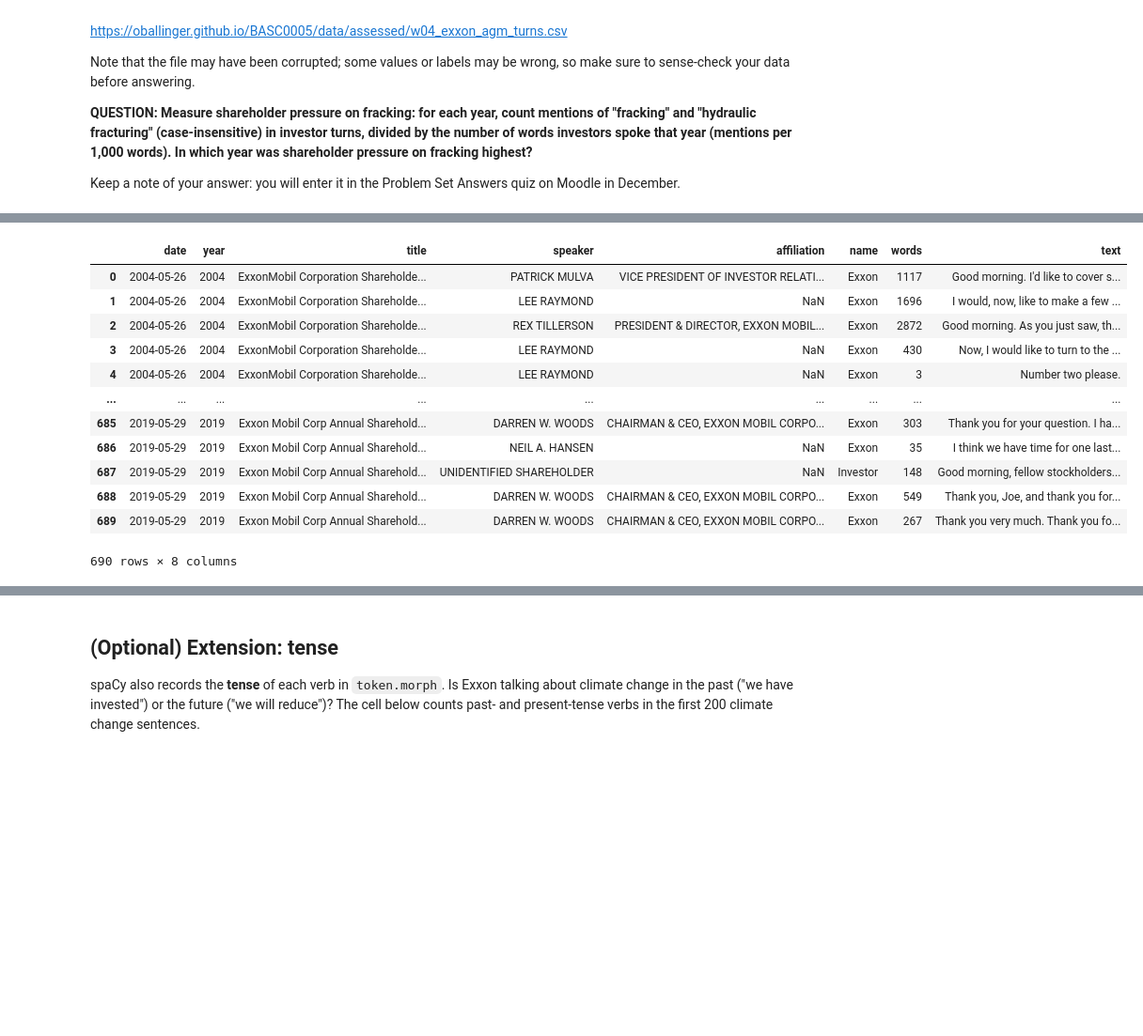
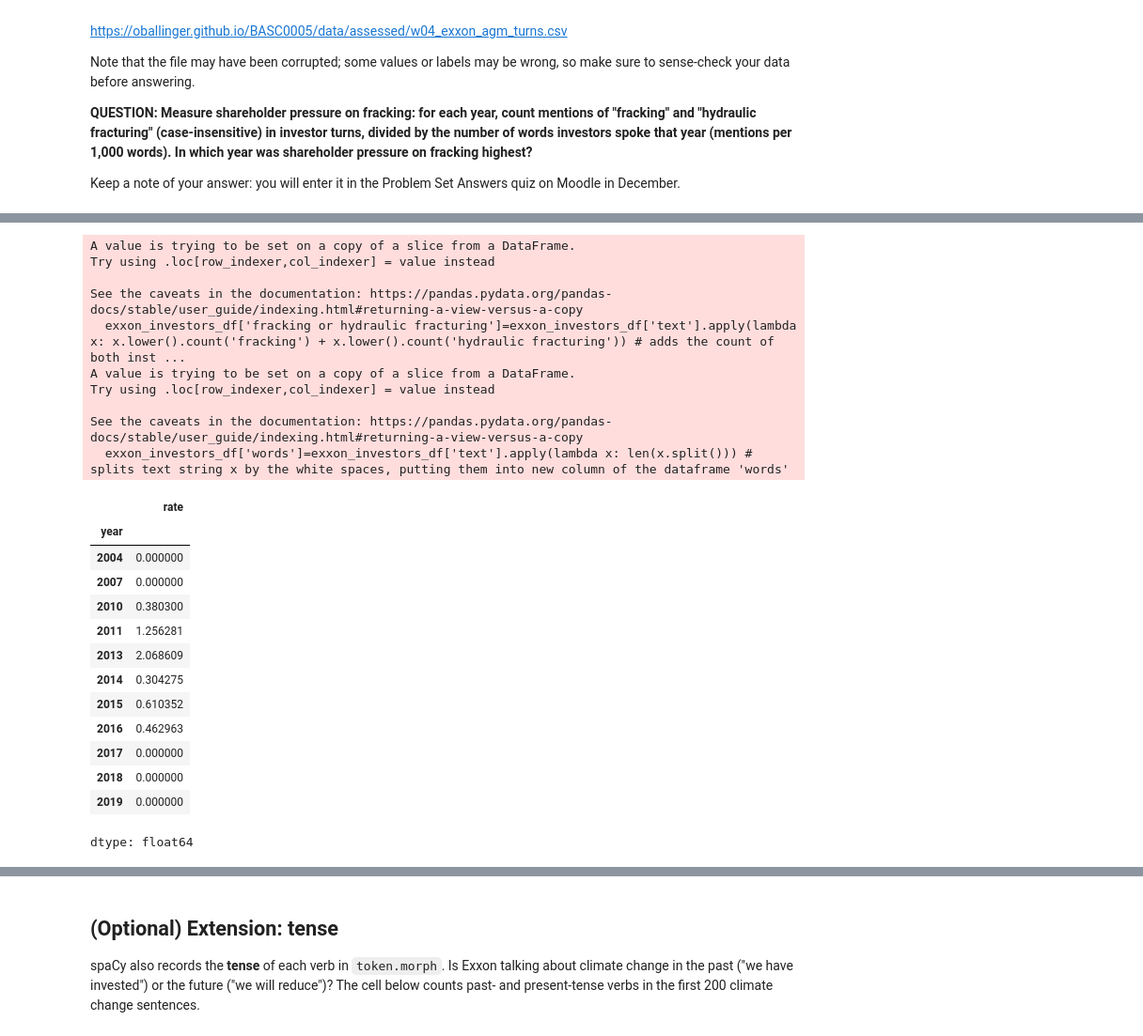
Before and after one commit to ellecarpenter/QM2, a Jupyter notebook: w04_nlp_uclqgc3.ipynb, the cells around one changed output, grey strips where cells are left out. Shown at 94% size. Cells and saved outputs as stored; diff of their text form; code cells hidden in the pictures; blank space fills up the shorter version.

```diff
--- a/w04_nlp_uclqgc3.ipynb
+++ b/w04_nlp_uclqgc3.ipynb
@@ -884,34 +904,69 @@ Keep a note of your answer: you will enter it in the Problem Set Answers quiz on
 # %%
 # your code here
+
+#import key libraries
 import io
 import re
 import requests
 import spacy
 import numpy as np
 import pandas as pd
 import matplotlib.pyplot as plt
 from pypdf import PdfReader
 from spacytextblob.spacytextblob import SpacyTextBlob
 
 plt.rcParams['figure.figsize'] = (10., 8.)
 nlp = spacy.load("en_core_web_sm")
 nlp.add_pipe('spacytextblob')
 
 # import csv
 exxon_df = pd.read_csv('https://oballinger.github.io/BASC0005/data/assessed/w04_exxon_agm_turns.csv')
 exxon_df = exxon_df.rename(columns={'speaker': 'name', 'name': 'speaker'}) # labels for name and speaker were not in the correct column
-display(exxon_df)
+
+# simplify to only text by Investors
+exxon_investors_df=exxon_df[exxon_df['name']=='Investor']
+
+# counts the number of times 'fracking' is mentioned, putting it in a column in the dataframe as 'fracking'
+exxon_investors_df['fracking or hydraulic fracturing']=exxon_investors_df['text'].apply(lambda x: x.lower().count('fracking') + x.lower().count('hydraulic fracturing')) # adds the count of both instances of the word together
+
+# find rate of words fracking or hydraulic fracturing every 1000 words
+exxon_investors_df['words']=exxon_investors_df['text'].apply(lambda x: len(x.split())) # splits text string x by the white spaces, putting them into new column of the dataframe 'words'
+yearly=exxon_investors_df.groupby('year')[['words','fracking or hydraulic fracturing']].sum() # add mentions and words for each year
+
+yearly['rate']=(yearly['fracking or hydraulic fracturing']/yearly['words'])*1000 # new column with rate of fracking mentions per year
+
+# visualize with graph
+rate_graph = yearly['rate'].plot()
+rate_graph.set_title('Rate of Fracking Mentions Per 1000 Words in Exxon Calls Per Year by Investors')
+rate_graph.set_ylabel("Rate of Fracking Mentions Per Thousand Words")
+rate_graph.set_xlabel("Year")
+
+# display table with rate of mentions per year
+display(yearly['rate'])
+
+# Highest rate of fracking/hydraulic fracturing mentions in 2013, at a rate of 2.07 mentions per 1000 words
 # %% [output]
+A value is trying to be set on a copy of a slice from a DataFrame.
+Try using .loc[row_indexer,col_indexer] = value instead
+
+See the caveats in the documentation: https://pandas.pydata.org/pandas-docs/stable/user_guide/indexing.html#returning-a-view-versus-a-copy
+  exxon_investors_df['fracking or hydraulic fracturing']=exxon_investors_df['text'].apply(lambda x: x.lower().count('fracking') + x.lower().count('hydraulic fracturing')) # adds the count of both inst ...
+A value is trying to be set on a copy of a slice from a DataFrame.
+Try using .loc[row_indexer,col_indexer] = value instead
+
+See the caveats in the documentation: https://pandas.pydata.org/pandas-docs/stable/user_guide/indexing.html#returning-a-view-versus-a-copy
+  exxon_investors_df['words']=exxon_investors_df['text'].apply(lambda x: len(x.split())) # splits text string x by the white spaces, putting them into new column of the dataframe 'words'
-|  | date | year | title | speaker | affiliation | name | words | text |
-| 0 | 2004-05-26 | 2004 | ExxonMobil Corporation Shareholde... | PATRICK MULVA | VICE PRESIDENT OF INVESTOR RELATI... | Exxon | 1117 | Good morning. I'd like to cover s... |
-| 1 | 2004-05-26 | 2004 | ExxonMobil Corporation Shareholde... | LEE RAYMOND | NaN | Exxon | 1696 | I would, now, like to make a few ... |
-| 2 | 2004-05-26 | 2004 | ExxonMobil Corporation Shareholde... | REX TILLERSON | PRESIDENT & DIRECTOR, EXXON MOBIL... | Exxon | 2872 | Good morning. As you just saw, th... |
-| 3 | 2004-05-26 | 2004 | ExxonMobil Corporation Shareholde... | LEE RAYMOND | NaN | Exxon | 430 | Now, I would like to turn to the ... |
-| 4 | 2004-05-26 | 2004 | ExxonMobil Corporation Shareholde... | LEE RAYMOND | NaN | Exxon | 3 | Number two please. |
-| ... | ... | ... | ... | ... | ... | ... | ... | ... |
-| 685 | 2019-05-29 | 2019 | Exxon Mobil Corp Annual Sharehold... | DARREN W. WOODS | CHAIRMAN & CEO, EXXON MOBIL CORPO... | Exxon | 303 | Thank you for your question. I ha... |
-| 686 | 2019-05-29 | 2019 | Exxon Mobil Corp Annual Sharehold... | NEIL A. HANSEN | NaN | Exxon | 35 | I think we have time for one last... |
-| 687 | 2019-05-29 | 2019 | Exxon Mobil Corp Annual Sharehold... | UNIDENTIFIED SHAREHOLDER | NaN | Investor | 148 | Good morning, fellow stockholders... |
-| 688 | 2019-05-29 | 2019 | Exxon Mobil Corp Annual Sharehold... | DARREN W. WOODS | CHAIRMAN & CEO, EXXON MOBIL CORPO... | Exxon | 549 | Thank you, Joe, and thank you for... |
-| 689 | 2019-05-29 | 2019 | Exxon Mobil Corp Annual Sharehold... | DARREN W. WOODS | CHAIRMAN & CEO, EXXON MOBIL CORPO... | Exxon | 267 | Thank you very much. Thank you fo... |
+|  | rate |
+| year |  |
+| 2004 | 0.000000 |
+| 2007 | 0.000000 |
+| 2010 | 0.380300 |
+| 2011 | 1.256281 |
+| 2013 | 2.068609 |
+| 2014 | 0.304275 |
+| 2015 | 0.610352 |
+| 2016 | 0.462963 |
+| 2017 | 0.000000 |
+| 2018 | 0.000000 |
+| 2019 | 0.000000 |
-690 rows × 8 columns
+dtype: float64
```
Also changed, not shown: parts of 2 cells of this notebook.
